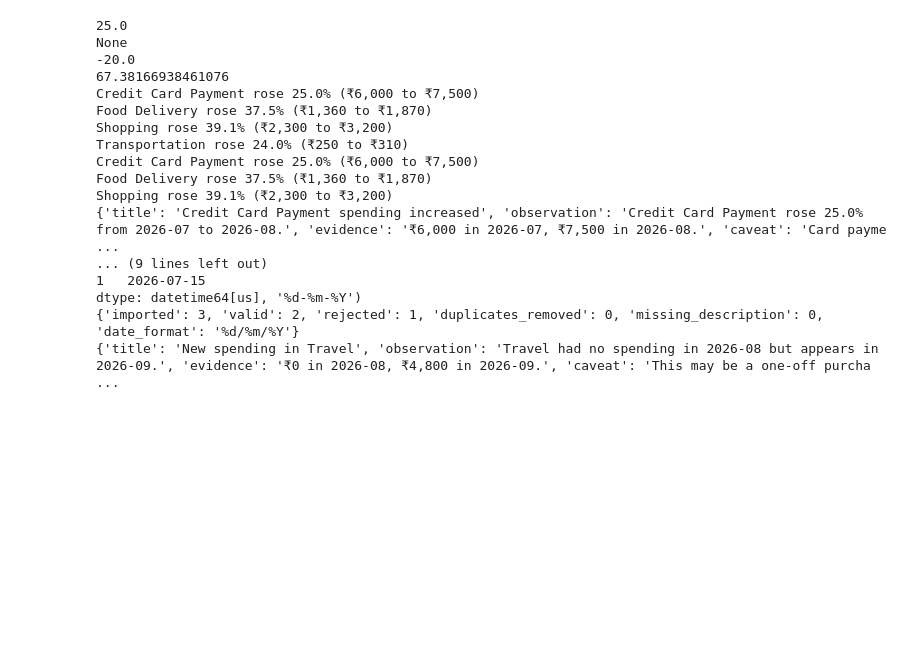
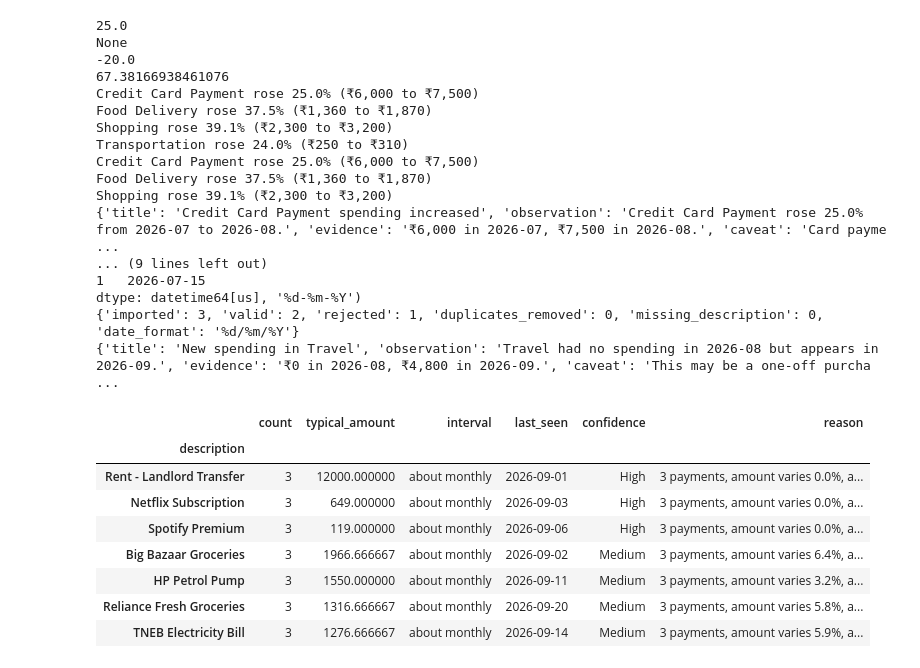
Before and after one commit to Hari14-gif/moneymap, a Jupyter notebook: src/playground.ipynb, the cells around one changed output. Drawn from its saved outputs; the diff is of its cells as text; code cells hidden in the pictures; blank space fills up the shorter version.

Commit message:
Add recurring payment detection

```diff
--- a/src/playground.ipynb
+++ b/src/playground.ipynb
@@ -359,30 +359,79 @@ clean = add_categories(clean)
 
 from src.analytics import category_changes
 
 changes = category_changes(clean, "2026-08", "2026-09")
 
 new_spend = changes[(changes["2026-08"] == 0) & (changes["2026-09"] >= 1000)]
 new_spend
 
 from src.insights import new_spending_insights
 
 for i in new_spending_insights(clean, "2026-08", "2026-09"):
     print(i)
+
+
+spend = clean[clean["amount"] < 0]
+
+groups = spend.groupby("description")["amount"].agg(["count", "mean", "std"])
+groups[groups["count"] >= 3]
+
+groups["wobble"] = groups["std"] / groups["mean"].abs()
+groups[groups["count"] >= 3].sort_values("wobble").round(3)
+
+netflix = spend[spend["description"] == "Netflix Subscription"].sort_values("date")
+netflix["gap_days"] = netflix["date"].diff().dt.days
+netflix[["date", "gap_days"]]
+
+swiggy = spend[spend["description"] == "Swiggy Order"].sort_values("date")
+swiggy["gap_days"] = swiggy["date"].diff().dt.days
+swiggy[["date", "gap_days"]]
+
+def gap_stats(g):
+    gaps = g["date"].sort_values().diff().dt.days.dropna()
+    return pd.Series({
+        "avg_gap_days": gaps.mean(),
+        "gap_wobble": gaps.std() / gaps.mean(),
+    })
+
+gaps = spend.groupby("description")[["date"]].apply(gap_stats)
+gaps.round(2).sort_values("gap_wobble")
+
+stats = groups.join(gaps)
+
+candidates = stats[
+    (stats["count"] >= 3)
+    & (stats["wobble"] <= 0.1)
+    & (stats["gap_wobble"] <= 0.2)
+]
+candidates.round(3)
+
+from src.recurring_payments import find_recurring
+
+find_recurring(clean)
 # %% [output]
 25.0
 None
 -20.0
 67.38166938461076
 Credit Card Payment rose 25.0% (₹6,000 to ₹7,500)
 Food Delivery rose 37.5% (₹1,360 to ₹1,870)
 Shopping rose 39.1% (₹2,300 to ₹3,200)
 Transportation rose 24.0% (₹250 to ₹310)
 Credit Card Payment rose 25.0% (₹6,000 to ₹7,500)
 Food Delivery rose 37.5% (₹1,360 to ₹1,870)
 Shopping rose 39.1% (₹2,300 to ₹3,200)
 {'title': 'Credit Card Payment spending increased', 'observation': 'Credit Card Payment rose 25.0% from 2026-07 to 2026-08.', 'evidence': '₹6,000 in 2026-07, ₹7,500 in 2026-08.', 'caveat': 'Card payme ...
 ... (9 lines left out)
 1   2026-07-15
 dtype: datetime64[us], '%d-%m-%Y')
 {'imported': 3, 'valid': 2, 'rejected': 1, 'duplicates_removed': 0, 'missing_description': 0, 'date_format': '%d/%m/%Y'}
 {'title': 'New spending in Travel', 'observation': 'Travel had no spending in 2026-08 but appears in 2026-09.', 'evidence': '₹0 in 2026-08, ₹4,800 in 2026-09.', 'caveat': 'This may be a one-off purcha ...
+|  | count | typical_amount | interval | last_seen | confidence | reason |
+| description |  |  |  |  |  |  |
+| Rent - Landlord Transfer | 3 | 12000.000000 | about monthly | 2026-09-01 | High | 3 payments, amount varies 0.0%, a... |
+| Netflix Subscription | 3 | 649.000000 | about monthly | 2026-09-03 | High | 3 payments, amount varies 0.0%, a... |
+| Spotify Premium | 3 | 119.000000 | about monthly | 2026-09-06 | High | 3 payments, amount varies 0.0%, a... |
+| Big Bazaar Groceries | 3 | 1966.666667 | about monthly | 2026-09-02 | Medium | 3 payments, amount varies 6.4%, a... |
+| HP Petrol Pump | 3 | 1550.000000 | about monthly | 2026-09-11 | Medium | 3 payments, amount varies 3.2%, a... |
+| Reliance Fresh Groceries | 3 | 1316.666667 | about monthly | 2026-09-20 | Medium | 3 payments, amount varies 5.8%, a... |
+| TNEB Electricity Bill | 3 | 1276.666667 | about monthly | 2026-09-14 | Medium | 3 payments, amount varies 5.9%, a... |
```
Also changed, not shown: 1 other file.
